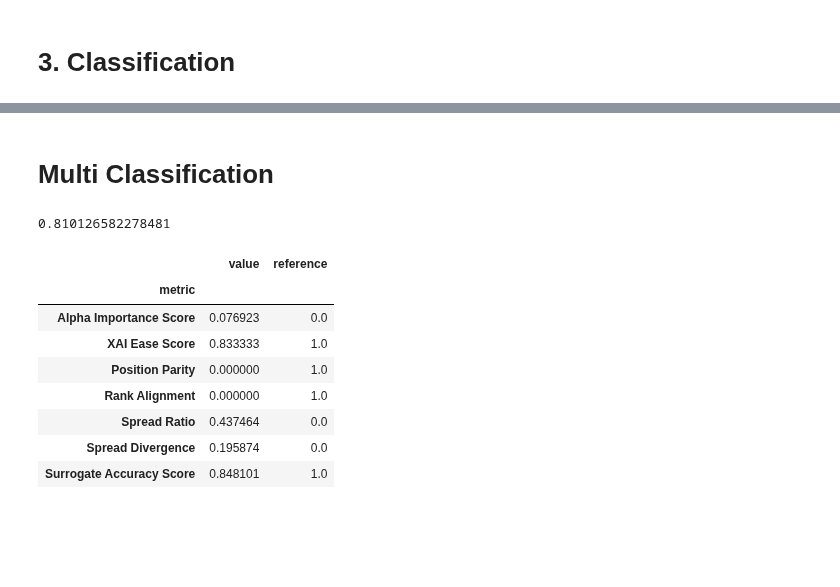
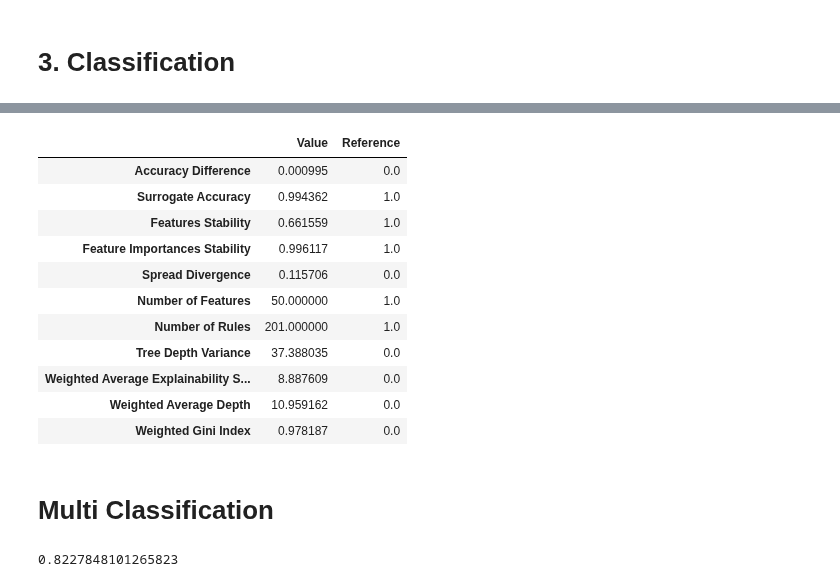
Before and after one commit to holistic-ai/holisticai, a Jupyter notebook: tutorials/explainability/demos/global_surrogate.ipynb, the cells around one changed output, grey strips where cells are left out. Saved outputs shown, nothing was run; the diff lists cells and outputs as text; code cells hidden in the pictures; blank space fills up the shorter version.

```diff
--- a/tutorials/explainability/demos/global_surrogate.ipynb
+++ b/tutorials/explainability/demos/global_surrogate.ipynb
@@ -111,3 +98,20 @@ plot_surrogate(importances)
+# %%
+surrogate = SurrogateModel(proxy, train['X'], model_type='tree')
+metrics = surrogate_metrics.classification_explainability_metrics(proxy, surrogate, train['X'], train['y'], metric_type="all")
+metrics
+# %% [output]
+|  | Value | Reference |
+| Accuracy Difference | 0.000995 | 0.0 |
+| Surrogate Accuracy | 0.994362 | 1.0 |
+| Features Stability | 0.661559 | 1.0 |
+| Feature Importances Stability | 0.996117 | 1.0 |
+| Spread Divergence | 0.115706 | 0.0 |
+| Number of Features | 50.000000 | 1.0 |
+| Number of Rules | 201.000000 | 1.0 |
+| Tree Depth Variance | 37.388035 | 0.0 |
+| Weighted Average Explainability S... | 8.887609 | 0.0 |
+| Weighted Average Depth | 10.959162 | 0.0 |
+| Weighted Gini Index | 0.978187 | 0.0 |
 # %% [markdown]
 # Multi Classification
 # %%
@@ -120,38 +124,9 @@ dataset = dataset.train_test_split(test_size=0.2, random_state=42)
 train = dataset['test']
 test = dataset['test']
 
-model = LogisticRegression()
+model = LogisticRegression(solver='liblinear')
 model.fit(train['X'], train['y'])
 
 accuracy_score(test['y'], model.predict(test['X']))
 # %% [output]
-0.810126582278481
+0.8227848101265823
-# %%
-from holisticai.explainability.metrics import multiclass_explainability_metrics
-from holisticai.utils import MultiClassificationProxy
-from holisticai.utils.feature_importances import compute_surrogate_feature_importance
-from holisticai.utils.inspection import compute_partial_dependence
-
-proxy = MultiClassificationProxy(predict=model.predict, predict_proba=model.predict_proba, classes=model.classes_)
-
-importances  = compute_surrogate_feature_importance(X=train['X'], y=train['y'], proxy=proxy, importance_type='standard')
-
-ranked_importances = importances.top_alpha(0.8)
-
-partial_dependencies = compute_partial_dependence(train['X'], features=ranked_importances.feature_names, proxy=proxy)
-
-conditional_importances  = compute_surrogate_feature_importance(X=train['X'], y=train['y'], proxy=proxy, importance_type='conditional')
-
-y_pred = proxy.predict(train['X'])
-
-multiclass_explainability_metrics(importances, partial_dependencies, conditional_importances, train['X'], y_pred)
-# %% [output]
-|  | value | reference |
-| metric |  |  |
-| Alpha Importance Score | 0.076923 | 0.0 |
-| XAI Ease Score | 0.833333 | 1.0 |
-| Position Parity | 0.000000 | 1.0 |
-| Rank Alignment | 0.000000 | 1.0 |
-| Spread Ratio | 0.437464 | 0.0 |
-| Spread Divergence | 0.195874 | 0.0 |
-| Surrogate Accuracy Score | 0.848101 | 1.0 |
```
Also changed, not shown: parts of 18 cells of this notebook, 16 other files.
